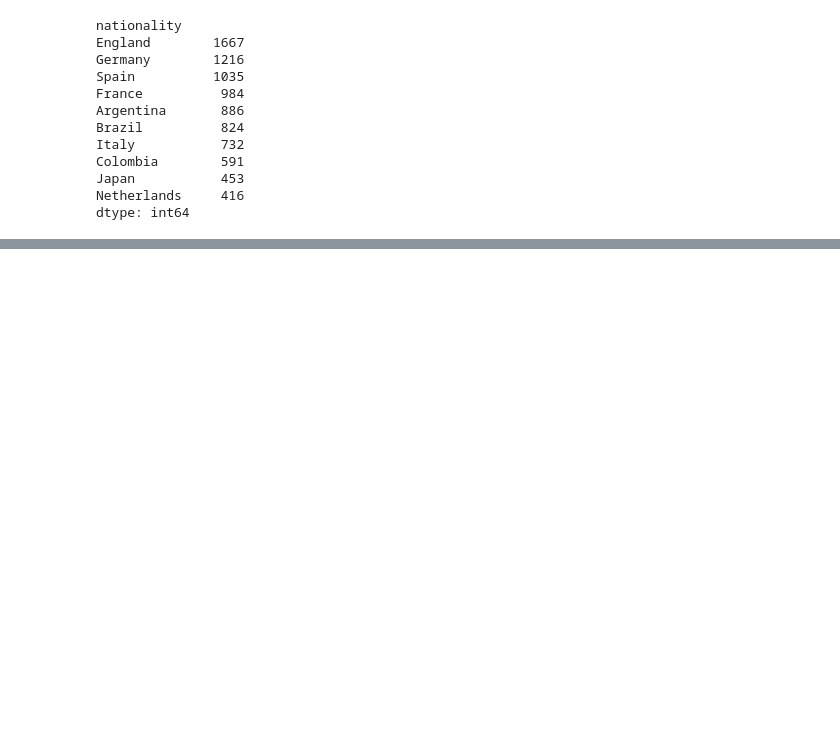
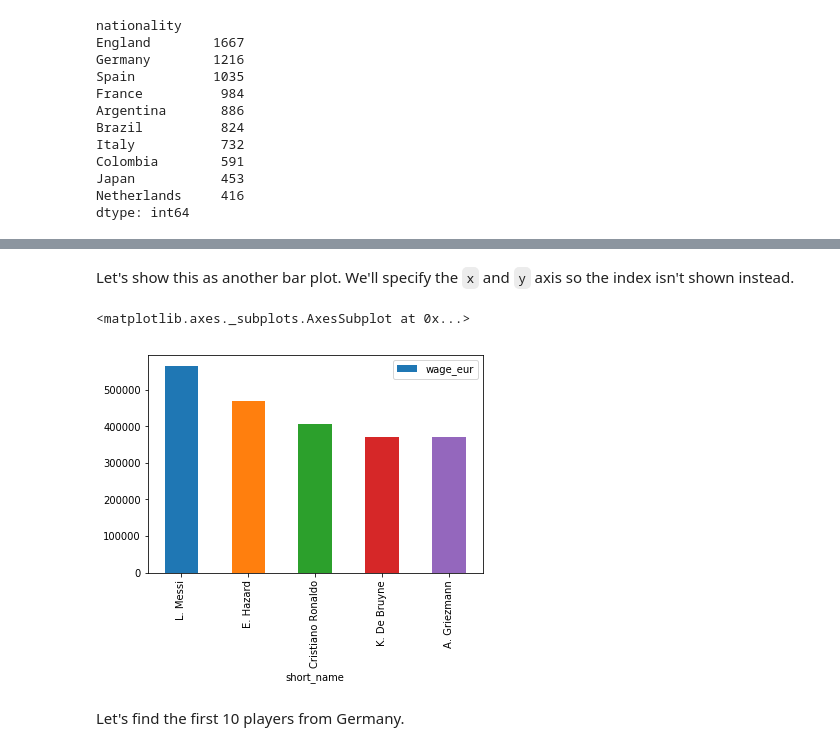
Before and after one commit to NicholasCrossman/python-pandas-fifa-queries, a Jupyter notebook: fifa.ipynb, the cells around one changed output, grey strips where cells are left out. Drawn from its saved outputs; the diff is of its cells as text; code cells hidden in the pictures; blank space fills up the shorter version.

```diff
--- a/fifa.ipynb
+++ b/fifa.ipynb
@@ -72,0 +120,9 @@ We use `head(10)` to select the first 10 players from this resulting DataFrame.
+# %% [markdown]
+Let's show this as another bar plot. We'll specify the `x` and `y` axis so the index isn't shown instead.
+# %%
+name_and_wages_by_salary.plot.bar(x='short_name', y='wage_eur')
+# %% [output]
+<matplotlib.axes._subplots.AxesSubplot at 0x...>
+[figure, added]
+# %% [markdown]
+Let's find the first 10 players from Germany.
```
Also changed, not shown: parts of 27 cells of this notebook.
